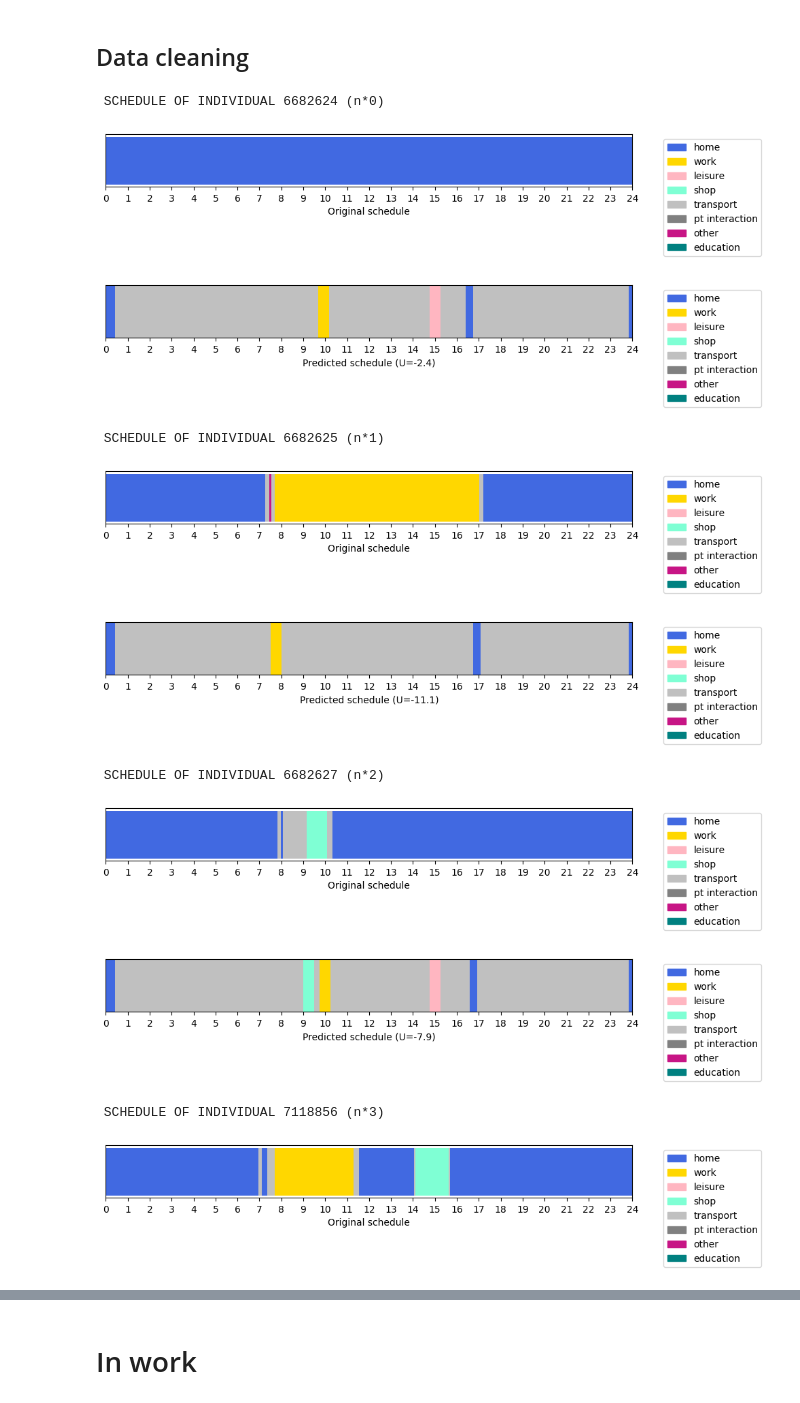
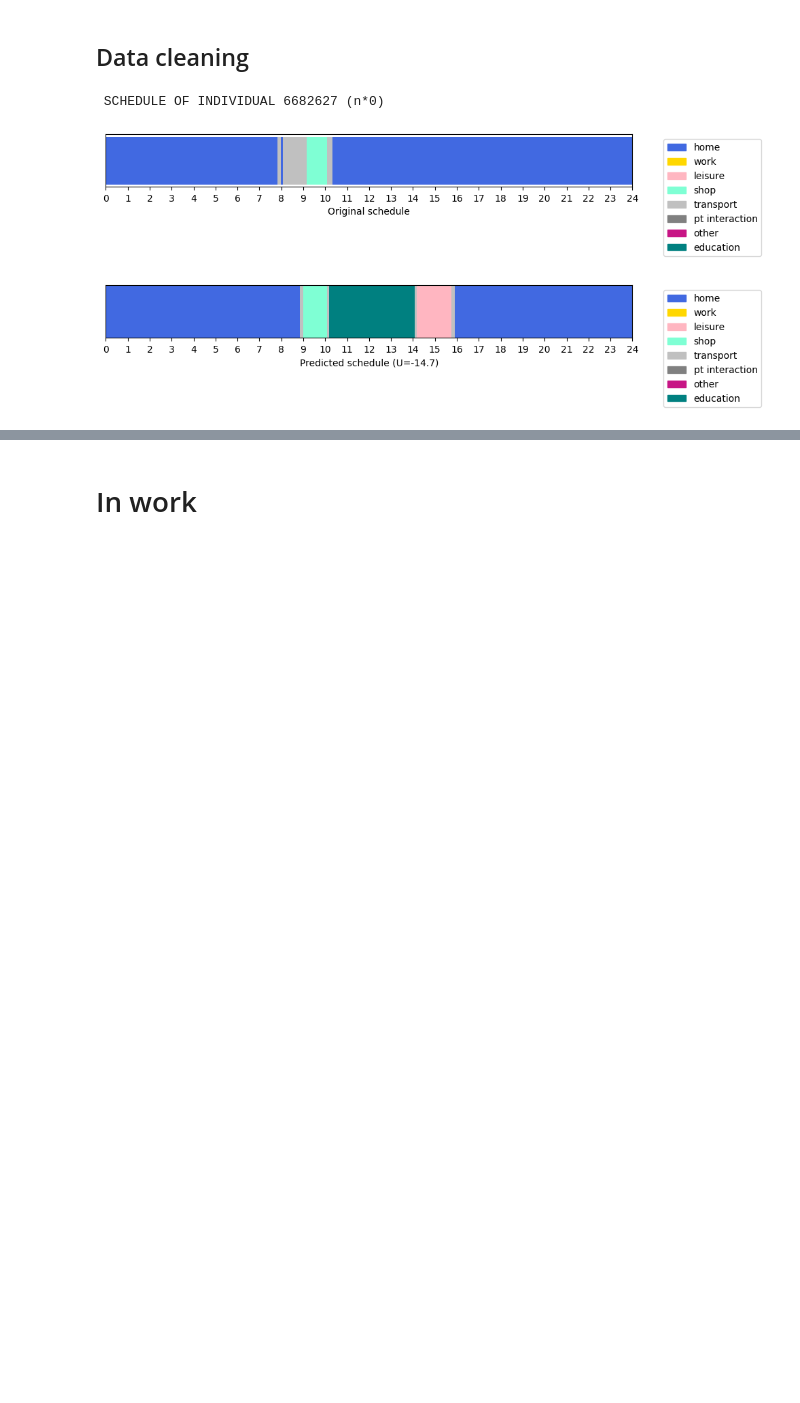
Before and after one commit to phellich/scheduling, a Jupyter notebook: Post-processing.ipynb, the cells around one changed output, grey strips where cells are left out. Cells and saved outputs as stored; diff of their text form; code cells hidden in the pictures; blank space fills up the shorter version.

```diff
--- a/Post-processing.ipynb
+++ b/Post-processing.ipynb
@@ -252,19 +252,11 @@ results_clean = process_schedules_json(results)
 # df.head()
 # %%
 for index, id in enumerate(set(results_clean['id'])):
-    if index == 4:
+    if index == 1:
         break
     print(f"\n SCHEDULE OF INDIVIDUAL {id} (n*{index}) \n")
     compare_individual_schedules(activity_vaud, results_clean, id, table=False, plot=True)
 # %% [output]
- SCHEDULE OF INDIVIDUAL 6682624 (n*0)
+ SCHEDULE OF INDIVIDUAL 6682627 (n*0)
-[figure, old version]
+[figure, new version]
-[figure, old version]
+[figure, new version]
- SCHEDULE OF INDIVIDUAL 6682625 (n*1)
-[figure, removed]
-[figure, removed]
- SCHEDULE OF INDIVIDUAL 6682627 (n*2)
-[figure, removed]
-[figure, removed]
- SCHEDULE OF INDIVIDUAL 7118856 (n*3)
-[figure, removed]
```
Also changed, not shown: parts of 5 cells of this notebook, 11 other files.
